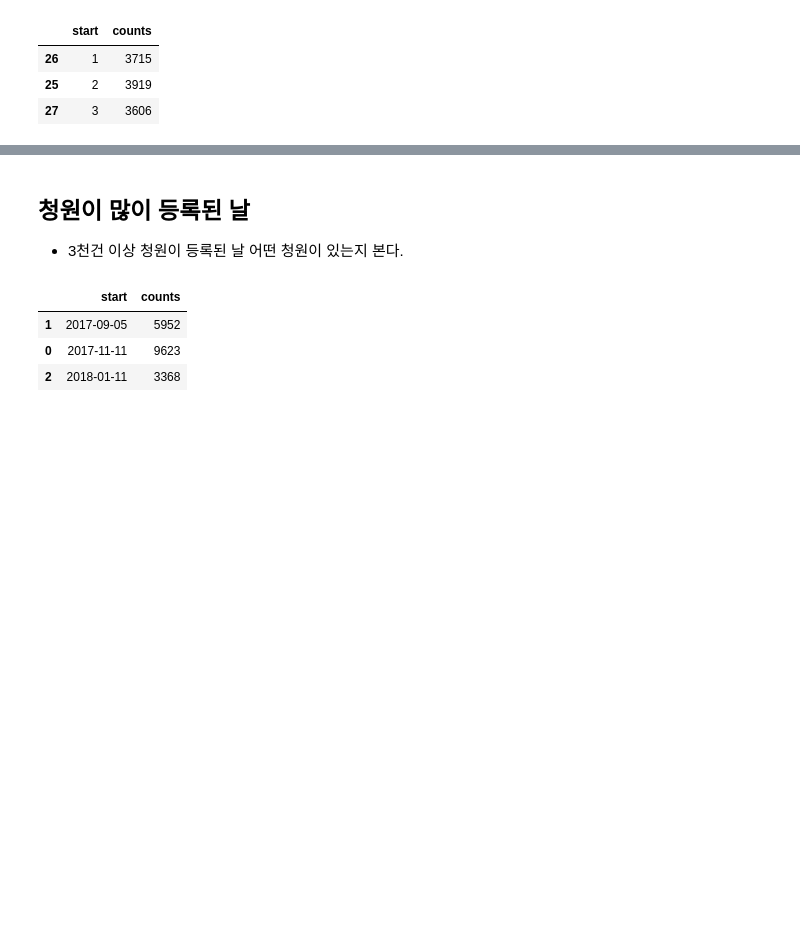
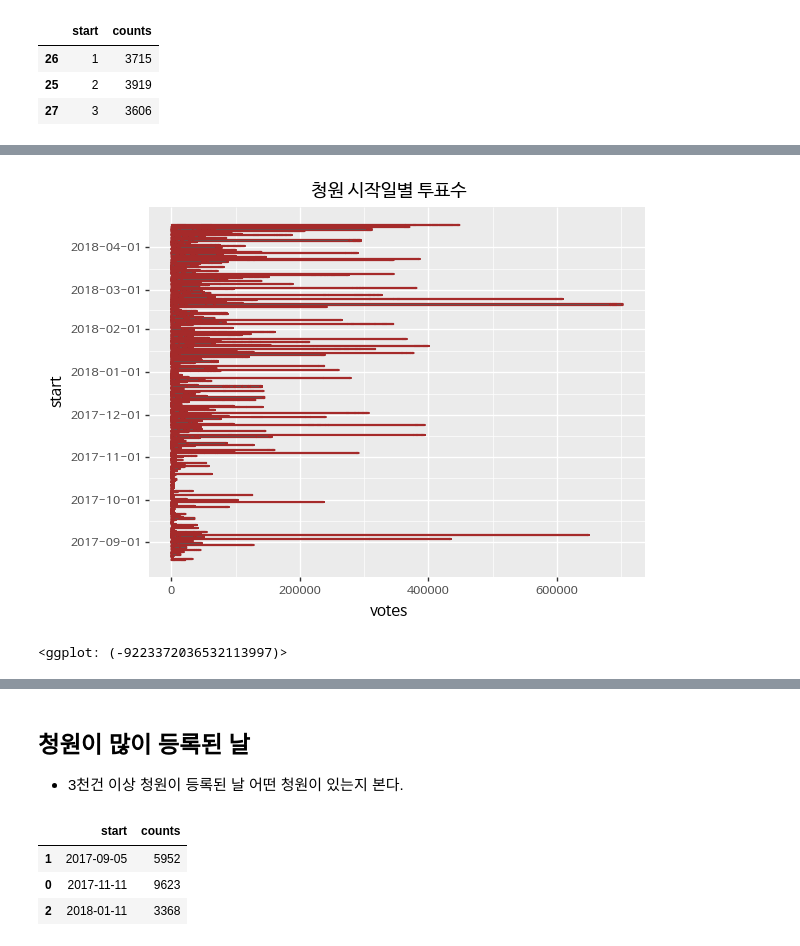
Before and after one commit to corazzon/petitionWrangling, a Jupyter notebook: petition_pandas_plotnine.ipynb, the cells around one changed output, grey strips where cells are left out. Drawn from its saved outputs; the diff is of its cells as text; code cells hidden in the pictures; blank space fills up the shorter version.

```diff
--- a/petition_pandas_plotnine.ipynb
+++ b/petition_pandas_plotnine.ipynb
@@ -589,0 +601,12 @@ petitions_start_df = CategoricalDtype(categories=start_ordered_df, ordered=True)
+# %%
+# 청원 시작 날짜별 투표수를 본다.
+(ggplot(petitions)
+ + aes('start', 'votes')
+ + geom_col(color='brown')
+ + ggtitle('청원 시작일별 투표수')
+ + coord_flip()
+ + theme(text=element_text(family='NanumBarunGothic'))
+)
+# %% [output]
+[figure, added]
+<ggplot: (-9223372036532113997)>
```
Also changed, not shown: parts of 37 cells of this notebook.
